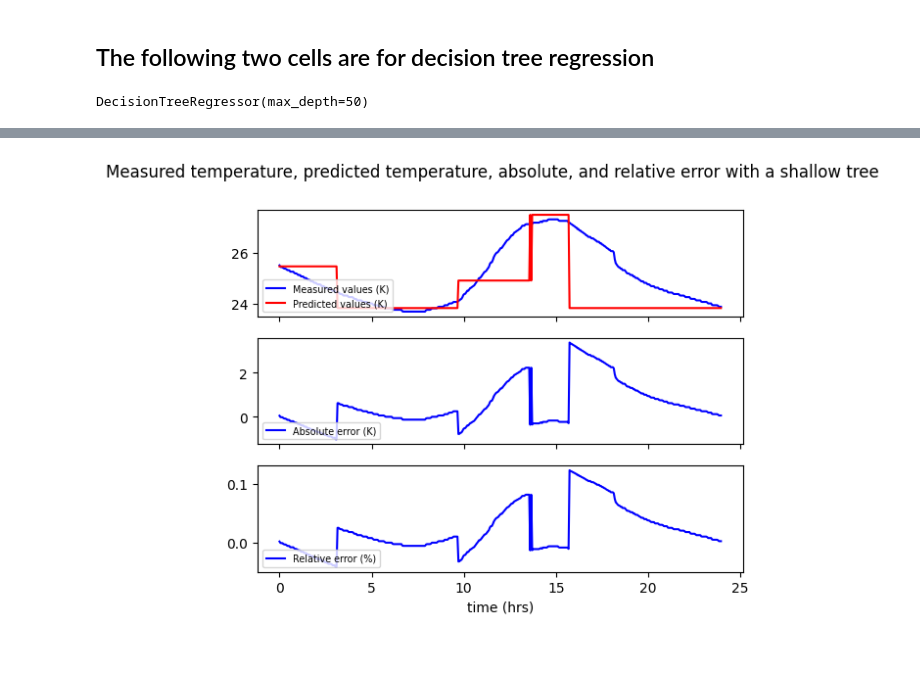
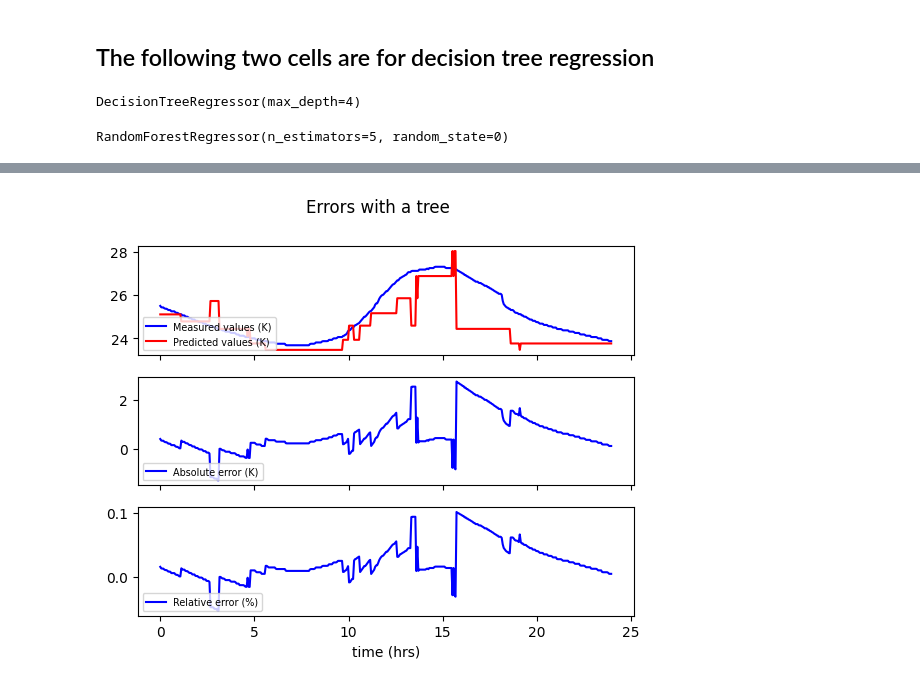
Before and after one commit to yajuna/linearRegression, a Jupyter notebook: regression_tree.ipynb, the cells around one changed output, grey strips where cells are left out. Cells and saved outputs as stored; diff of their text form; code cells hidden in the pictures; blank space fills up the shorter version.

```diff
--- a/regression_tree.ipynb
+++ b/regression_tree.ipynb
@@ -255,23 +279,29 @@ Both methods are implemented in Python, with the `scikit learn` library.
 # %% [markdown]
 ## The following two cells are for decision tree regression
 # %%
-# Fit regression model with different max depth
-regr_1 = DecisionTreeRegressor(max_depth=2)
-regr_2 = DecisionTreeRegressor(max_depth=50)
-regr_1.fit(X_train, Y_train)
-regr_2.fit(X_train, Y_train)
+# Fit regression model with decision tree
+dt_regressor = DecisionTreeRegressor(max_depth=4)
+dt_regressor.fit(X_train, Y_train)
 # %% [output]
-DecisionTreeRegressor(max_depth=50)
+DecisionTreeRegressor(max_depth=4)
+# %%
+# Fit regression model with random forest
+rf_regressor = RandomForestRegressor(n_estimators = 5, random_state = 0)
+rf_regressor.fit(X_train, Y_train)
+# %% [output]
+RandomForestRegressor(n_estimators=5, random_state=0)
 # %%
 # prediction with the above regression models
 
-y_1 = regr_1.predict(X_test)
-y_2 = regr_2.predict(X_test)
+y_1 = dt_regressor.predict(X_test)
+y_2 = rf_regressor.predict(X_test)
 # %%
 # visualization
+print ("Absolute error is", np.max(np.abs(Y_test - y_1)), ", Relative error is", np.max(np.abs((Y_test - y_1)/Y_test)))
+
 
 fig0, axs = plt.subplots(3, sharex=True, sharey=False)
-fig0.suptitle('Measured temperature, predicted temperature, absolute, and relative error with a shallow tree')
+fig0.suptitle('Errors with a tree')
 axs[0].plot(time, Y_test, 'b-', label='Measured values (K)')
 axs[0].plot(time, y_1, 'r-', label='Predicted values (K)')
 axs[1].plot(time, Y_test - y_1, 'b-', label='Absolute error (K)')
@@ -280,6 +310,6 @@ axs[0].legend(loc='lower left', fontsize = 'x-small')
 axs[1].legend(loc='lower left', fontsize = 'x-small')
 axs[2].legend(loc='lower left', fontsize = 'x-small')
 plt.xlabel('time (hrs)', fontsize=10)
-fig0.savefig("shallow_decisionTree.eps")
+# fig0.savefig("shallow_decisionTree.eps")
 plt.show()
 # %% [output]
@@ -287,3 +317,3 @@ WARNING:matplotlib.backends.backend_ps:The PostScript backend does not support t
-[figure, old version]
+[figure, new version]
 # %%
 # visualization
```
Also changed, not shown: parts of 13 cells of this notebook.
